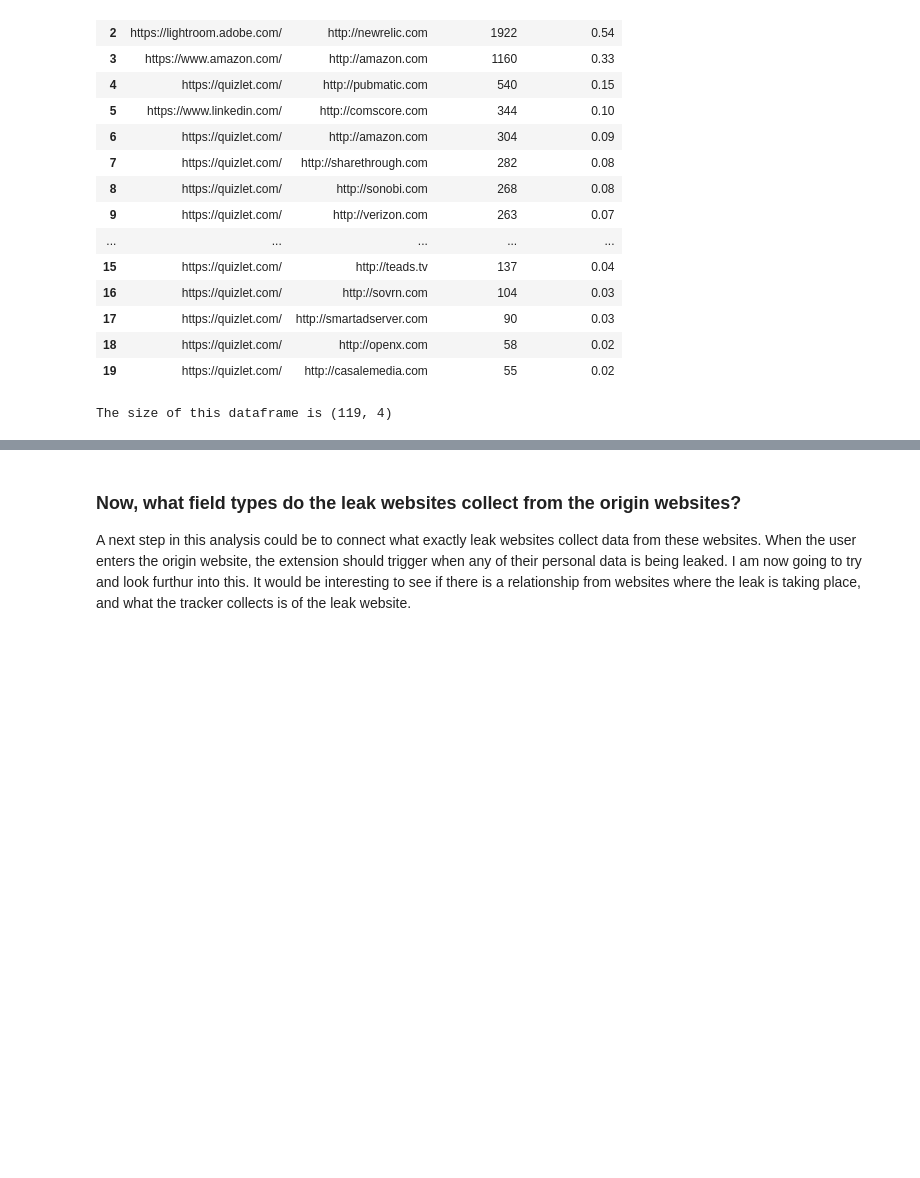
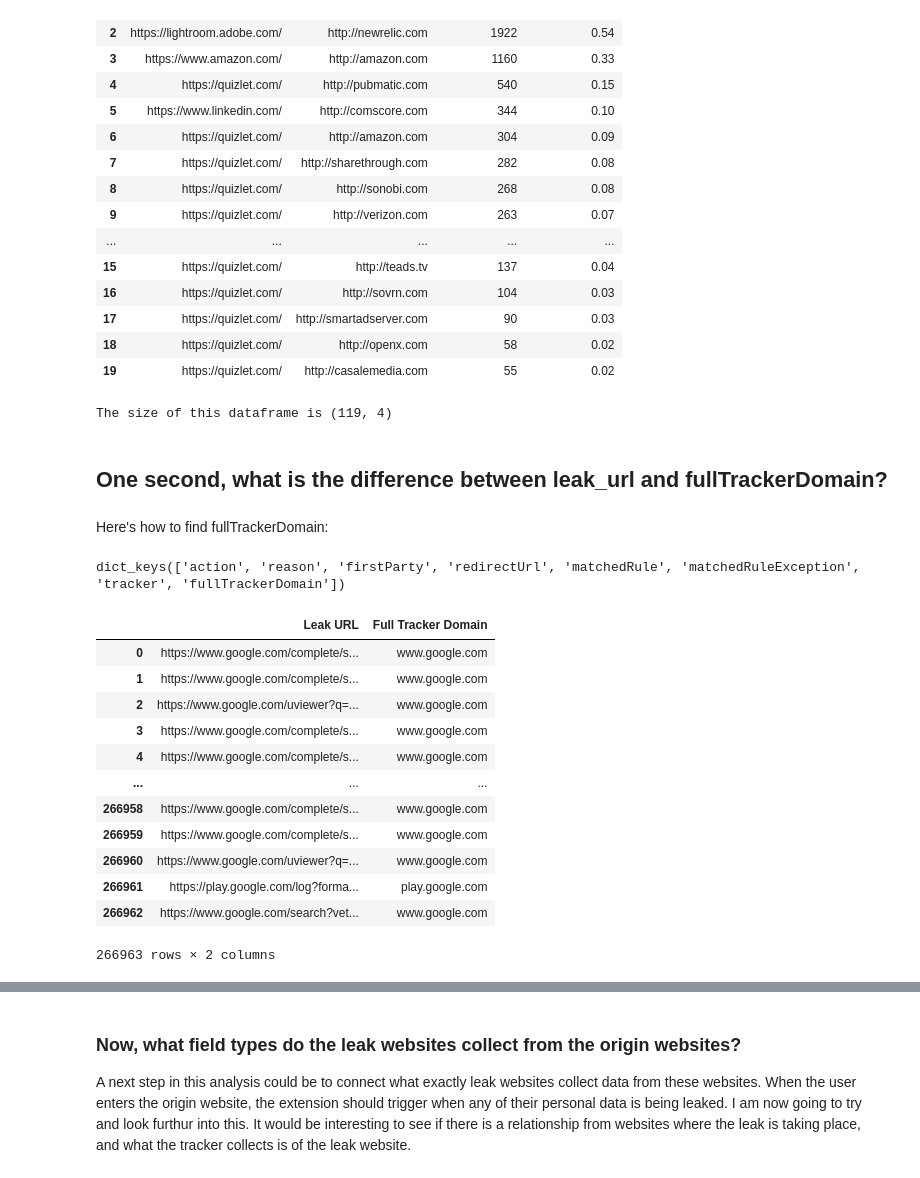
Before and after one commit to NoahApthorpe/EdTechInspector, a Jupyter notebook: EDA/25thJuly_DA_output_rewriting.ipynb, the cells around one changed output, grey strips where cells are left out. Saved outputs shown, nothing was run; the diff lists cells and outputs as text; code cells hidden in the pictures; blank space fills up the shorter version.

```diff
--- a/EDA/25thJuly_DA_output_rewriting.ipynb
+++ b/EDA/25thJuly_DA_output_rewriting.ipynb
@@ -445,3 +425,11 @@ df_tracker_and_origin.head(20)
 print(f'The size of this dataframe is {df_tracker_and_origin.shape}')
 # %% [output]
 The size of this dataframe is (119, 4)
+# %% [markdown]
+## One second, what is the difference between leak_url and fullTrackerDomain?
+# %% [markdown]
+Here's how to find fullTrackerDomain:
+# %%
+filtered_data1[239]['report']['tracker_info'].keys()
+# %% [output]
+dict_keys(['action', 'reason', 'firstParty', 'redirectUrl', 'matchedRule', 'matchedRuleException', 'tracker', 'fullTrackerDomain'])
@@ -447,0 +442,17 @@ The size of this dataframe is (119, 4)
+# %%
+df_full_vs_leak = pd.DataFrame(a, columns = ['Leak URL', 'Full Tracker Domain'])
+df_full_vs_leak
+# %% [output]
+|  | Leak URL | Full Tracker Domain |
+| 0 | https://www.google.com/complete/s... | www.google.com |
+| 1 | https://www.google.com/complete/s... | www.google.com |
+| 2 | https://www.google.com/uviewer?q=... | www.google.com |
+| 3 | https://www.google.com/complete/s... | www.google.com |
+| 4 | https://www.google.com/complete/s... | www.google.com |
+| ... | ... | ... |
+| 266958 | https://www.google.com/complete/s... | www.google.com |
+| 266959 | https://www.google.com/complete/s... | www.google.com |
+| 266960 | https://www.google.com/uviewer?q=... | www.google.com |
+| 266961 | https://play.google.com/log?forma... | play.google.com |
+| 266962 | https://www.google.com/search?vet... | www.google.com |
+266963 rows × 2 columns
```
Also changed, not shown: parts of 14 cells of this notebook.
